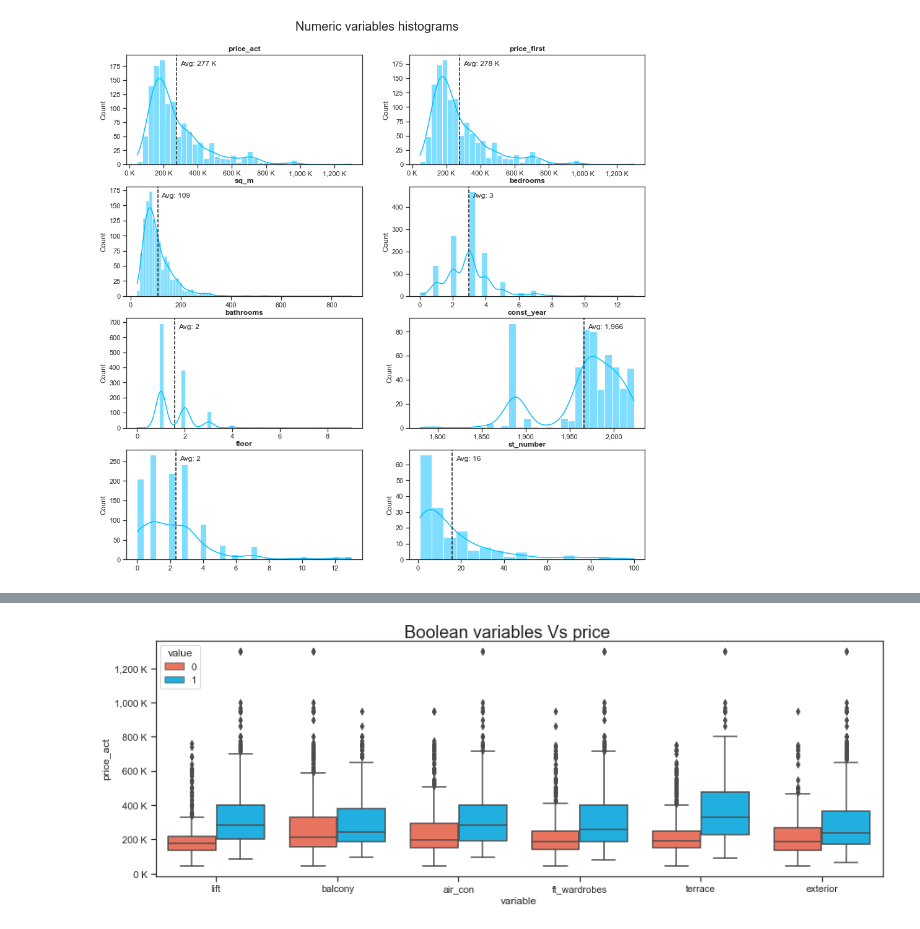
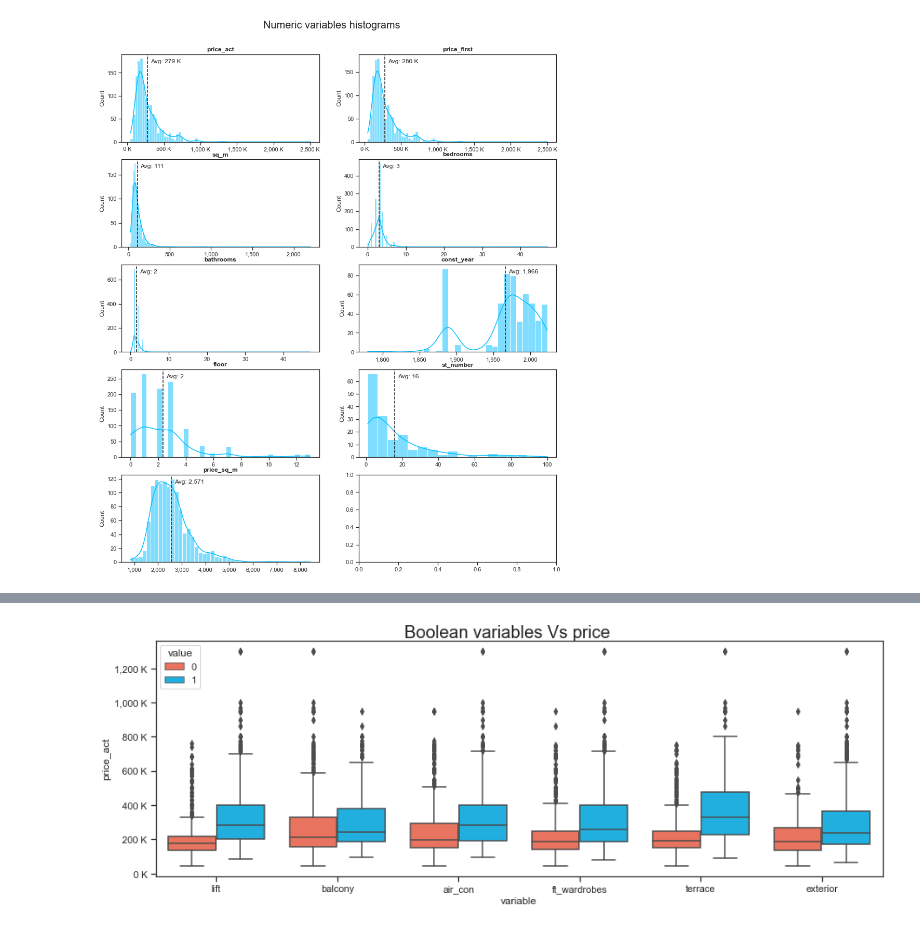
Before and after one commit to estmelra/idealista, a Jupyter notebook: eda.ipynb, the cells around one changed output, grey strips where cells are left out. Saved outputs shown, nothing was run; the diff lists cells and outputs as text; code cells hidden in the pictures.

```diff
--- a/eda.ipynb
+++ b/eda.ipynb
@@ -6,0 +17,4 @@ import math
+# %%
+data = pd.read_csv('data/clean_data_3.csv') # Reading data into a pd.DataFrame
+data['price_sq_m'] = data['price_act'] / data['sq_m'] # Creating price/m^2
+data.head()
@@ -51,0 +52,15 @@ plt.show()
+# %%
+data_bol_tot_count = data[bolean_vars].melt().groupby('variable').size().reset_index(name='totals') # total count per class for percentages
+data_bol = data[bolean_vars].melt().groupby(['variable', 'value']).size().reset_index(name='count').\
+    merge(data_bol_tot_count, on='variable').assign(per = lambda x: x['count'] / x['totals'] * 100) # creating a df with % for each class
+
+palette ={0: "tomato", 1: "deepskyblue"} # Creating custom palet for uor bolean vars.
+fig, ax = plt.subplots(figsize=(15, 5))
+fig.suptitle('Boolean variables proportions', fontsize=20, y=0.93)
+plot = sns.barplot(x="variable", y = 'per', hue="value", data=data_bol, palette=palette)
+
+for container in ax.containers: # Adding labels
+    ax.bar_label(container, fmt='%.f%%')
+
+plot.axes.get_yaxis().set_visible(False) # Removing y axis
+plt.show()
@@ -51,0 +77,23 @@ plt.show()
+# %%
+data_cat_tot_count = data[categorical_vars].melt().groupby('variable').size().reset_index(name='totals') # total count per class for percentages
+data_cat = data[categorical_vars].melt().groupby(['variable', 'value']).size().reset_index(name='count').\
+    merge(data_cat_tot_count, on='variable').assign(per = lambda x: x['count'] / x['totals'] * 100) # creating a df with % for each class
+
+fig, axes = plt.subplots(5, 1, figsize=(15, 30))
+axes = axes.flatten()
+fig.suptitle('Categorical variables proportions (top 11 categories shown)', fontsize=20, y=0.93) # beacuse is the number of diferent neigborhoods
+fig.subplots_adjust(hspace=0.7, bottom=0.1, top=0.9)
+
+for i in range(len(categorical_vars)):
+    var = categorical_vars[i]
+    axes[i] = sns.barplot(ax=axes[i], x='value', y = 'per', data=data_cat[data_cat['variable'] == var],
+                            color='deepskyblue', order = data[categorical_vars[i]].value_counts().index[0:11])
+    axes[i].set_xlabel('')
+    axes[i].set_xticklabels(labels = axes[i].get_xticklabels(), rotation=40, ha='right')
+    axes[i].set_title(categorical_vars[i], fontweight="bold")
+    axes[i].margins(0.1)
+
+    for container in axes[i].containers: # Adding labels
+        axes[i].bar_label(container, fmt='%.f%%')
+
+    axes[i].get_yaxis().set_visible(False) # Removing y axis
@@ -52,32 +109,32 @@ plt.show()
 # %%
-fig, axes = plt.subplots(4, 2, figsize=(15, 15))
+fig, axes = plt.subplots(5, 2, figsize=(15, 18))
 axes = axes.flatten()
 fig.suptitle('Numeric variables histograms', fontsize=20, y=0.93)
 
 def th_formater(x, pos):
     return f'{x/1000:,.0f} K'
 
 def coma_formater(x, pos):
     return f'{x:,.0f}'
 
 
 for i in range(len(numeric_vars)):
     sns.histplot(ax=axes[i], x=data[numeric_vars[i]], kde=True, color='deepskyblue')
     axes[i].ticklabel_format(useOffset=False, style='plain')
     axes[i].set_xlabel('')
     axes[i].set_title(numeric_vars[i], fontweight="bold")
 
     var_mean = data[numeric_vars[i]].mean()
     axes[i].axvline(var_mean, color='k', linestyle='dashed', linewidth=1.5) # mean line
     annotation_y = axes[i].get_ylim()[1] * 0.9
     anotation_x = ((axes[i].get_xlim()[1] - axes[i].get_xlim()[0]) * 0.1 / 6.75) + var_mean # 6.75 is the length of the xaxis in pixels aprox
 
     # formatting hight xaxis labels
     if max(data[numeric_vars[i]]) > 100000:
         axes[i].xaxis.set_major_formatter(plt.FuncFormatter(th_formater))
         axes[i].annotate(f'Avg: {var_mean/1000:,.0f} K', xy = (anotation_x, annotation_y))
     else:
         axes[i].annotate(f'Avg: {var_mean:,.0f}', (anotation_x, annotation_y))
         axes[i].xaxis.set_major_formatter(plt.FuncFormatter(coma_formater))
 # %% [output]
-[figure, old version]
+[figure, new version]
```
Also changed, not shown: parts of 20 cells of this notebook, 2 other files.
